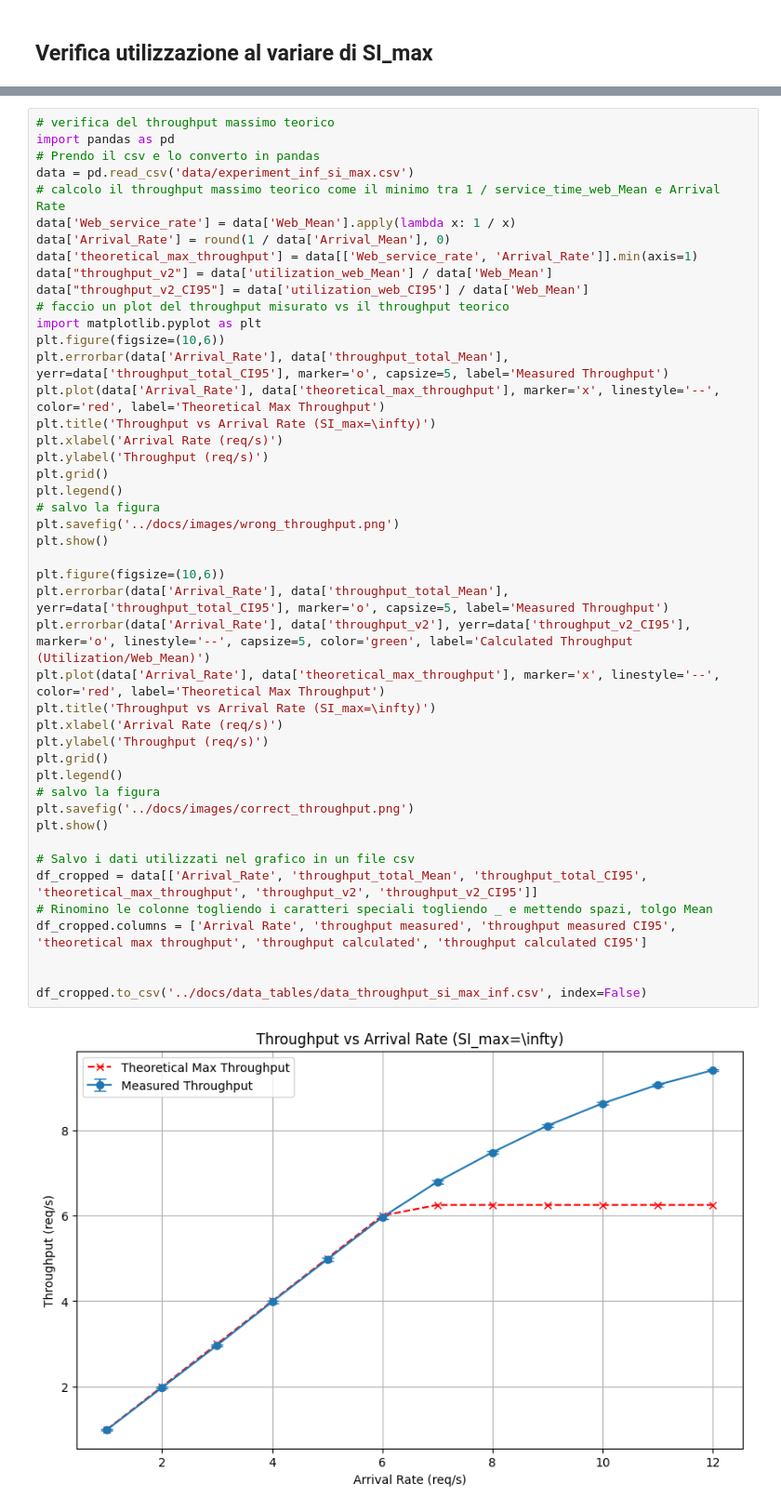
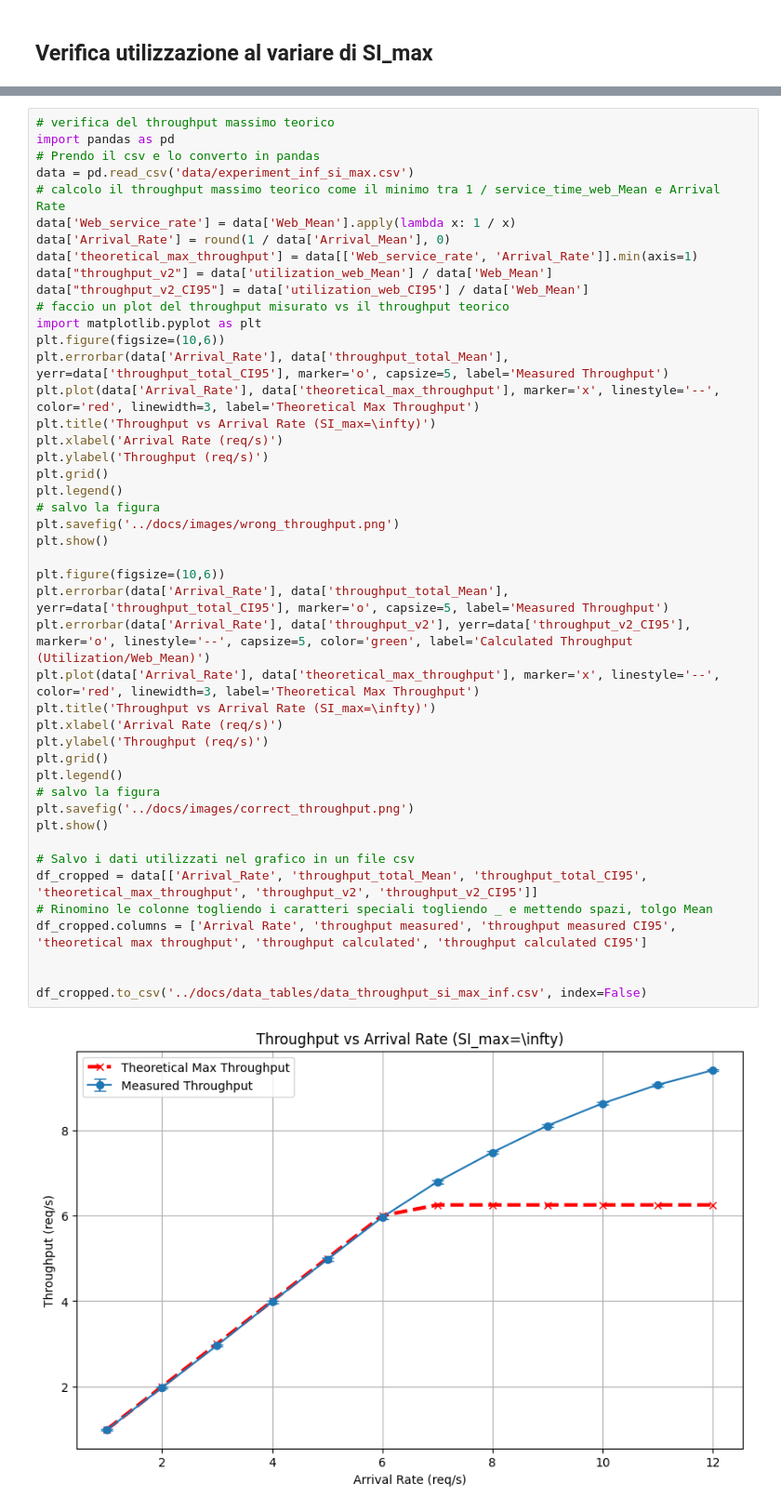
Before and after one commit to LucaFalasca/RightSizing-SpikeServer, a Jupyter notebook: src/graph_generator.ipynb, the cells around one changed output, grey strips where cells are left out. Shown at 93% size. Drawn from its saved outputs; the diff is of its cells as text.

Commit message:
linewidth

```diff
--- a/src/graph_generator.ipynb
+++ b/src/graph_generator.ipynb
@@ -118,35 +118,35 @@ data["throughput_v2_CI95"] = data['utilization_web_CI95'] / data['Web_Mean']
 import matplotlib.pyplot as plt
 plt.figure(figsize=(10,6))
 plt.errorbar(data['Arrival_Rate'], data['throughput_total_Mean'], yerr=data['throughput_total_CI95'], marker='o', capsize=5, label='Measured Throughput')
-plt.plot(data['Arrival_Rate'], data['theoretical_max_throughput'], marker='x', linestyle='--', color='red', label='Theoretical Max Throughput')
+plt.plot(data['Arrival_Rate'], data['theoretical_max_throughput'], marker='x', linestyle='--', color='red', linewidth=3, label='Theoretical Max Throughput')
 plt.title('Throughput vs Arrival Rate (SI_max=\infty)')
 plt.xlabel('Arrival Rate (req/s)')
 plt.ylabel('Throughput (req/s)')
 plt.grid()
 plt.legend()
 # salvo la figura
 plt.savefig('../docs/images/wrong_throughput.png')
 plt.show()
 
 plt.figure(figsize=(10,6))
 plt.errorbar(data['Arrival_Rate'], data['throughput_total_Mean'], yerr=data['throughput_total_CI95'], marker='o', capsize=5, label='Measured Throughput')
 plt.errorbar(data['Arrival_Rate'], data['throughput_v2'], yerr=data['throughput_v2_CI95'], marker='o', linestyle='--', capsize=5, color='green', label='Calculated Throughput (Utilization/Web_Mean)')
-plt.plot(data['Arrival_Rate'], data['theoretical_max_throughput'], marker='x', linestyle='--', color='red', label='Theoretical Max Throughput')
+plt.plot(data['Arrival_Rate'], data['theoretical_max_throughput'], marker='x', linestyle='--', color='red', linewidth=3, label='Theoretical Max Throughput')
 plt.title('Throughput vs Arrival Rate (SI_max=\infty)')
 plt.xlabel('Arrival Rate (req/s)')
 plt.ylabel('Throughput (req/s)')
 plt.grid()
 plt.legend()
 # salvo la figura
 plt.savefig('../docs/images/correct_throughput.png')
 plt.show()
 
 # Salvo i dati utilizzati nel grafico in un file csv
 df_cropped = data[['Arrival_Rate', 'throughput_total_Mean', 'throughput_total_CI95', 'theoretical_max_throughput', 'throughput_v2', 'throughput_v2_CI95']]
 # Rinomino le colonne togliendo i caratteri speciali togliendo _ e mettendo spazi, tolgo Mean
 df_cropped.columns = ['Arrival Rate', 'throughput measured', 'throughput measured CI95', 'theoretical max throughput', 'throughput calculated', 'throughput calculated CI95']
 
 
 df_cropped.to_csv('../docs/data_tables/data_throughput_si_max_inf.csv', index=False)
 # %% [output]
-[figure, old version]
+[figure, new version]
```
Also changed, not shown: parts of 1 cell of this notebook, 3 other files.
